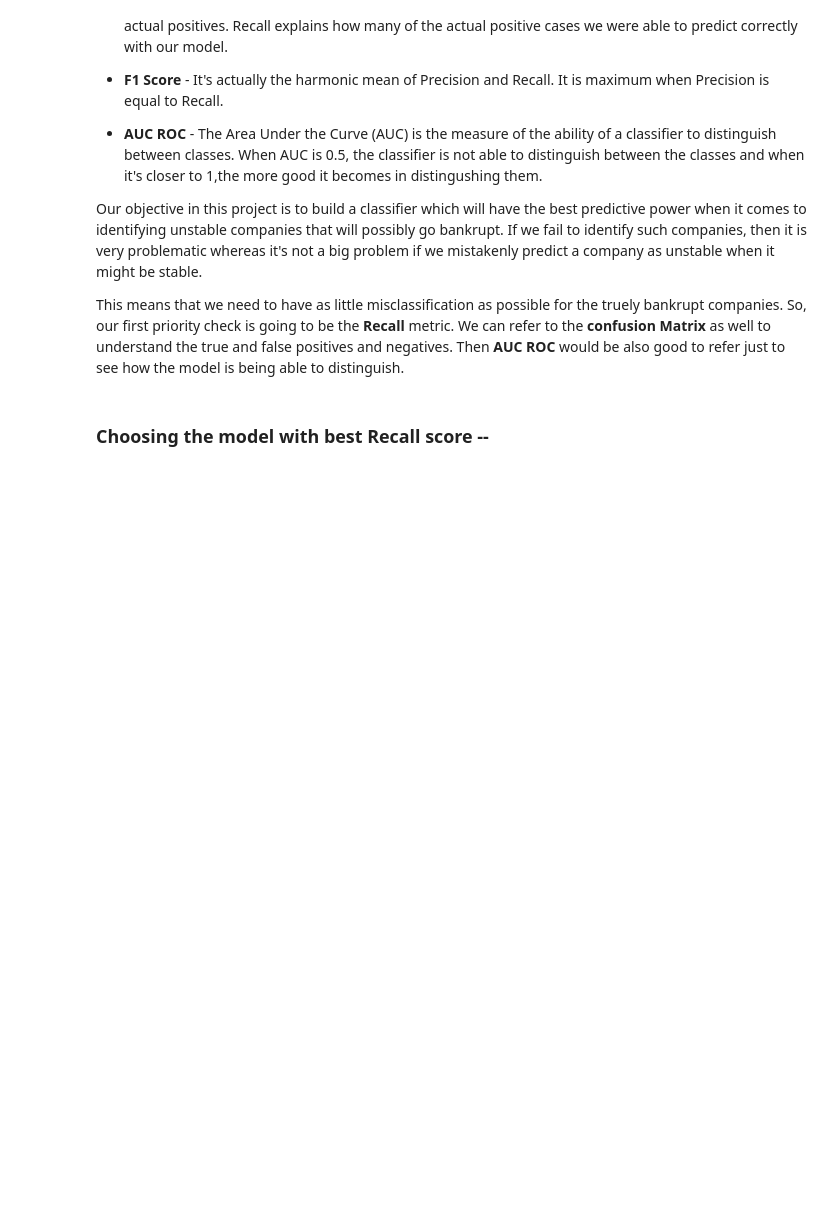
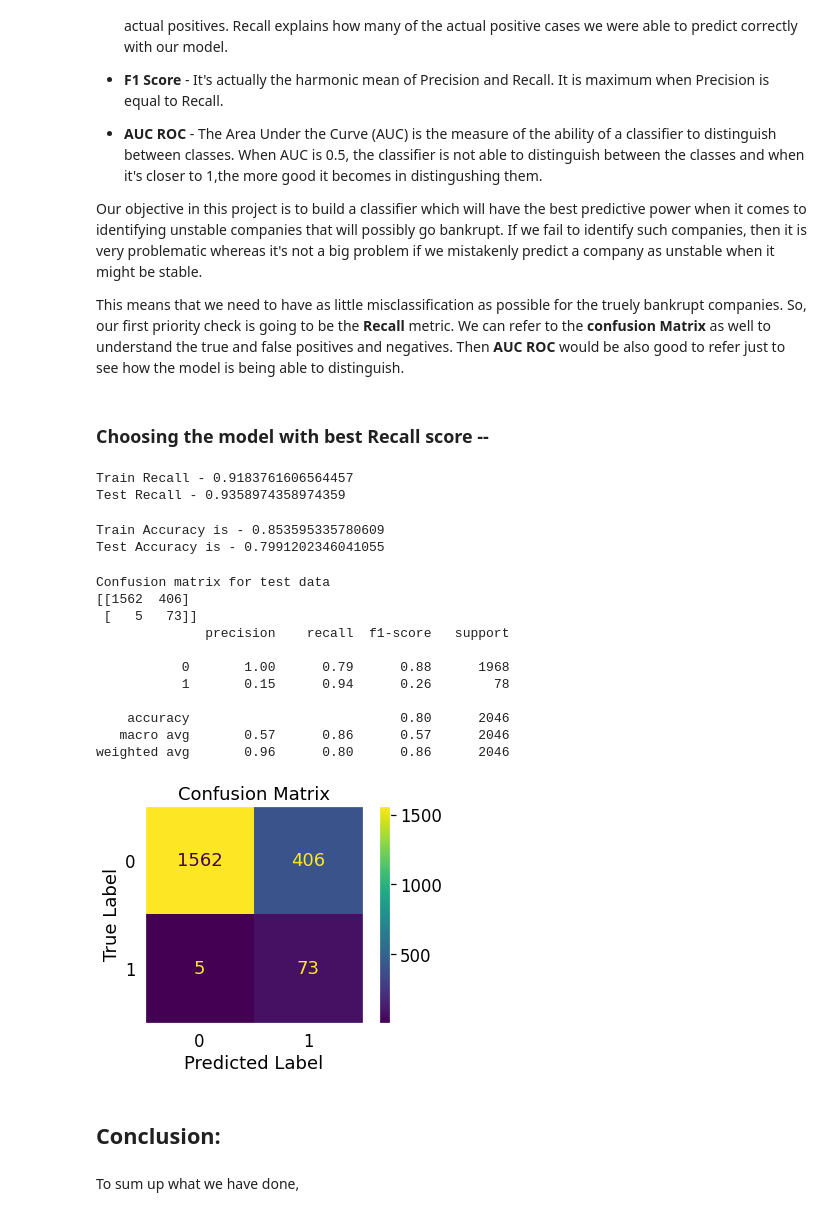
Before and after one commit to RanojoyBiswas/Company-Bankruptcy-Prediction, a Jupyter notebook: COMPANY_BANKRUPTCY_PREDICTION.ipynb, the cells around one changed output. Drawn from its saved outputs; the diff is of its cells as text; code cells hidden in the pictures; blank space fills up the shorter version.

```diff
--- a/COMPANY_BANKRUPTCY_PREDICTION.ipynb
+++ b/COMPANY_BANKRUPTCY_PREDICTION.ipynb
@@ -1372,3 +1372,59 @@ Our objective in this project is to build a classifier which will have the best
 This means that we need to have as little misclassification as possible for the truely bankrupt companies. So, our first priority check is going to be the **Recall** metric. We can refer to the **confusion Matrix** as well to understand the true and false positives and negatives. Then **AUC ROC** would be also good to refer just to see how the model is being able to distinguish.
 # %% [markdown]
 ### Choosing the model with best Recall score --
+# %%
+opt_model = SGDClassifier(random_state=7, penalty = 'l1', loss = 'log', learning_rate= 'invscaling', eta0 = 10, class_weight = {1: 0.6, 0: 0.4}, alpha= 0.01)
+
+opt_model.fit(X_train_smote, y_train_smote)
+
+train_pred = opt_model.predict(X_train_smote)
+test_pred = opt_model.predict(X_test_scaled)
+# %%
+# training & test recall
+print(f"Train Recall - {recall_score(y_train_smote, train_pred)}")
+print(f"Test Recall - {recall_score(y_test, test_pred)}")
+# %% [output]
+Train Recall - 0.9183761606564457
+Test Recall - 0.9358974358974359
+# %%
+print(f"Train Accuracy is - {accuracy_score(y_train_smote, train_pred)}")
+print(f"Test Accuracy is - {accuracy_score(y_test, test_pred)}")
+# %% [output]
+Train Accuracy is - 0.853595335780609
+Test Accuracy is - 0.7991202346041055
+# %%
+print('Confusion matrix for test data')
+cf = confusion_matrix(y_test, test_pred)
+print(cf)
+
+print(classification_report(y_test, test_pred))
+
+# fig, ax = plot_confusion_matrix(cf, cmap='summer')
+# plt.show()
+# plt.figure(figsize = (10,10))
+color = 'black'
+matrix = plot_confusion_matrix(opt_model, X_test_scaled, y_test, cmap=plt.cm.viridis)
+matrix.ax_.set_title('Confusion Matrix', color=color)
+plt.grid(False)
+plt.xlabel('Predicted Label', color=color)
+plt.ylabel('True Label', color=color)
+plt.gcf().axes[0].tick_params(colors=color)
+plt.gcf().axes[1].tick_params(colors=color)
+plt.show()
+# %% [output]
+Confusion matrix for test data
+[[1562  406]
+ [   5   73]]
+              precision    recall  f1-score   support
+
+           0       1.00      0.79      0.88      1968
+           1       0.15      0.94      0.26        78
+
+    accuracy                           0.80      2046
+   macro avg       0.57      0.86      0.57      2046
+weighted avg       0.96      0.80      0.86      2046
+[figure, added]
+# %% [markdown]
+## Conclusion:
+# %% [markdown]
+To sum up what we have done,
```
Also changed, not shown: parts of 10 cells of this notebook.
